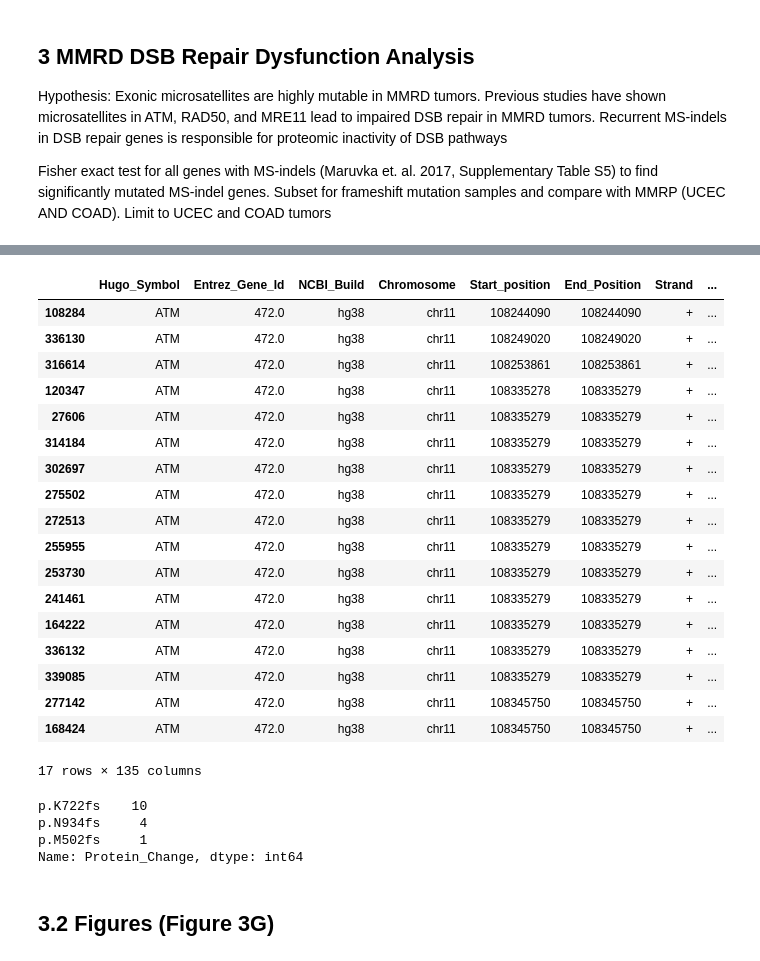
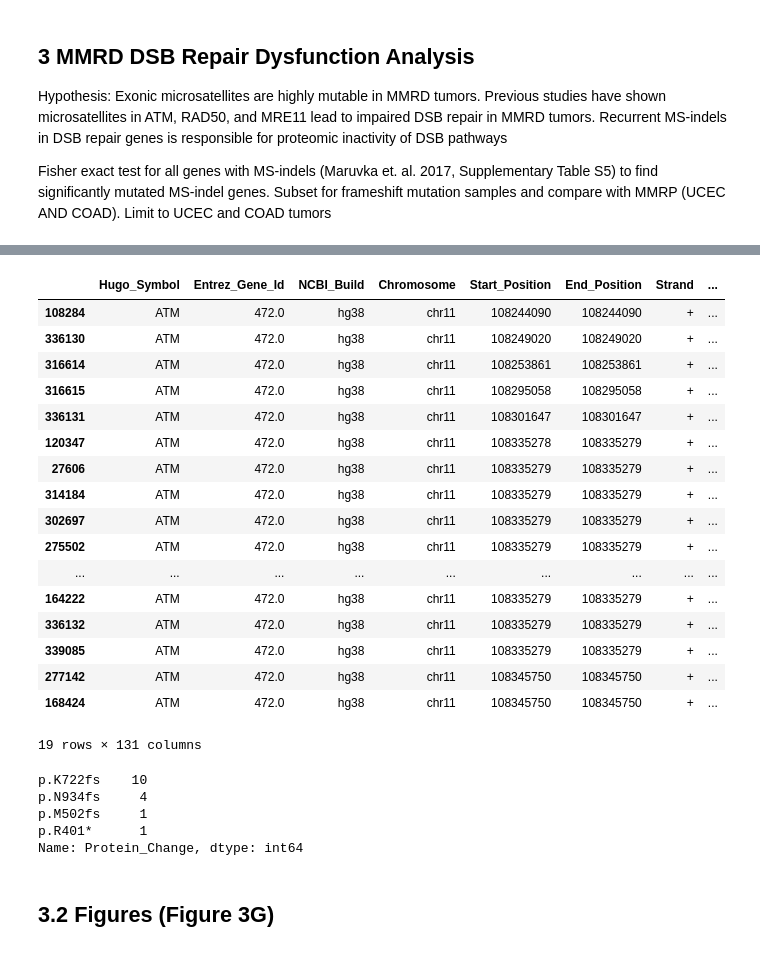
Before and after one commit to getzlab/CPTAC_PanCan_PTM_2023, a Jupyter notebook: Fig3/05_MMRD_Differential_Expression.ipynb, the cells around one changed output, grey strips where cells are left out. Saved outputs shown, nothing was run; the diff lists cells and outputs as text; code cells hidden in the pictures.

```diff
--- a/Fig3/05_MMRD_Differential_Expression.ipynb
+++ b/Fig3/05_MMRD_Differential_Expression.ipynb
@@ -460,7 +459,7 @@ Fisher exact test for all genes with MS-indels (Maruvka et. al. 2017, Supplement
 # %%
 # Subset MMRD tumors for COAD and UCEC
 proteome2Cohort_d = sample_map.set_index("Proteome_Sample_ID").to_dict()['cohort']
-include_mmrd = [x for x in MMRD_patients if proteome2Cohort_d[x] in ["UCEC",'COAD']]
+include_mmrd = [x for x in MMRD_patients if (proteome2Cohort_d[x] in ["UCEC",'COAD']) & (x not in POLE_POLD_patients)]
 
 # All samples in MMRP + MMRD
 include_samples = H_mut[H_mut.index.map(proteome2Cohort_d).isin(['UCEC', 'COAD']) &
@@ -473,13 +472,3 @@ include_mmrp = [x for x in include_samples if x not in include_mmrd]
 maf_df = pd.read_csv(MAF_PATH, sep='\t')
 wxs2Prot_d = sample_map.set_index("WXS").to_dict()['Proteome_Sample_ID']
 maf_df['Tumor_Sample_Barcode'] = maf_df['Tumor_Sample_Barcode'].map(wxs2Prot_d)
-
-# Annotate with allele fraction
-maf_df['allele_fraction'] = maf_df.apply(
-    lambda x: x['t_alt_count'] / (x['t_alt_count'] + x['t_ref_count']), 1)
-
-# Annotate indels
-maf_indel_df, _ = sa.spectra.get_spectra_from_maf(maf_df, HG38_PATH, "cosmic3_ID")
-
-# Subset ucec and coad tumors
-maf_indel_df = maf_indel_df[maf_indel_df['Tumor_Sample_Barcode'].isin(include_samples)]
@@ -565,0 +475,11 @@ fisher_df.loc[['RAD50','NBN','MRE11','ATM']]
+# %%
+# Subset maf
+test_genes_l = ['MRE11', 'RAD50', 'NBN', 'ATM']
+deleterious_mut_l = ['Frame_Shift_Del', 'Intron', 'Nonsense_Mutation',
+                     'Frame_Shift_Ins', 'Splice_Site', 'Nonstop_Mutation']
+delet_maf_df = maf_df[(maf_df['Hugo_Symbol'].isin(test_genes_l)) &
+                      (maf_df['Variant_Classification'].isin(deleterious_mut_l))]
+nonsilent_maf_df = maf_df[(maf_df['Hugo_Symbol'].isin(test_genes_l)) &
+                          (~maf_df['Variant_Classification'].isin(['Silent', 'RNA', 'IGR',
+                                                                   "3'UTR", "5'Flank",
+                                                                   'DE_NOVO_START_OUT_FRAME']))]
@@ -566,37 +578,37 @@ fisher_df.loc[['RAD50','NBN','MRE11','ATM']]
 # %%
 # ATM intronic deletion between exons 55 and 56
-maf_indel_df[maf_indel_df['Tumor_Sample_Barcode'].isin(include_mmrd) &
-             maf_indel_df['Hugo_Symbol'].isin(['ATM'])
-            ].sort_values('Start_position')
+delet_maf_df[delet_maf_df['Tumor_Sample_Barcode'].isin(include_mmrd) &
+             delet_maf_df['Hugo_Symbol'].isin(['ATM'])
+            ].sort_values('Start_Position')
 # %% [output]
-|  | Hugo_Symbol | Entrez_Gene_Id | NCBI_Build | Chromosome | Start_position | End_Position | Strand | ... |
+|  | Hugo_Symbol | Entrez_Gene_Id | NCBI_Build | Chromosome | Start_Position | End_Position | Strand | ... |
 | 108284 | ATM | 472.0 | hg38 | chr11 | 108244090 | 108244090 | + | ... |
 | 336130 | ATM | 472.0 | hg38 | chr11 | 108249020 | 108249020 | + | ... |
 | 316614 | ATM | 472.0 | hg38 | chr11 | 108253861 | 108253861 | + | ... |
+| 316615 | ATM | 472.0 | hg38 | chr11 | 108295058 | 108295058 | + | ... |
+| 336131 | ATM | 472.0 | hg38 | chr11 | 108301647 | 108301647 | + | ... |
 | 120347 | ATM | 472.0 | hg38 | chr11 | 108335278 | 108335279 | + | ... |
 | 27606 | ATM | 472.0 | hg38 | chr11 | 108335279 | 108335279 | + | ... |
 | 314184 | ATM | 472.0 | hg38 | chr11 | 108335279 | 108335279 | + | ... |
 | 302697 | ATM | 472.0 | hg38 | chr11 | 108335279 | 108335279 | + | ... |
 | 275502 | ATM | 472.0 | hg38 | chr11 | 108335279 | 108335279 | + | ... |
-| 272513 | ATM | 472.0 | hg38 | chr11 | 108335279 | 108335279 | + | ... |
-| 255955 | ATM | 472.0 | hg38 | chr11 | 108335279 | 108335279 | + | ... |
-| 253730 | ATM | 472.0 | hg38 | chr11 | 108335279 | 108335279 | + | ... |
-| 241461 | ATM | 472.0 | hg38 | chr11 | 108335279 | 108335279 | + | ... |
+| ... | ... | ... | ... | ... | ... | ... | ... | ... |
 | 164222 | ATM | 472.0 | hg38 | chr11 | 108335279 | 108335279 | + | ... |
 | 336132 | ATM | 472.0 | hg38 | chr11 | 108335279 | 108335279 | + | ... |
 | 339085 | ATM | 472.0 | hg38 | chr11 | 108335279 | 108335279 | + | ... |
 | 277142 | ATM | 472.0 | hg38 | chr11 | 108345750 | 108345750 | + | ... |
 | 168424 | ATM | 472.0 | hg38 | chr11 | 108345750 | 108345750 | + | ... |
-17 rows × 135 columns
+19 rows × 131 columns
 # %%
 # RAD50 frameshift deletion most frequent at K722
-maf_indel_df[maf_indel_df['Tumor_Sample_Barcode'].isin(include_mmrd) &
-             maf_indel_df['Hugo_Symbol'].isin(['RAD50'])
+delet_maf_df[delet_maf_df['Tumor_Sample_Barcode'].isin(include_mmrd) &
+             delet_maf_df['Hugo_Symbol'].isin(['RAD50'])
             ]['Protein_Change'].value_counts()
 # %% [output]
 p.K722fs    10
 p.N934fs     4
 p.M502fs     1
+p.R401*      1
 Name: Protein_Change, dtype: int64
 # %% [markdown]
 ## 3.2 Figures (Figure 3G)
```
Also changed, not shown: parts of 8 cells of this notebook, 1 other file.
